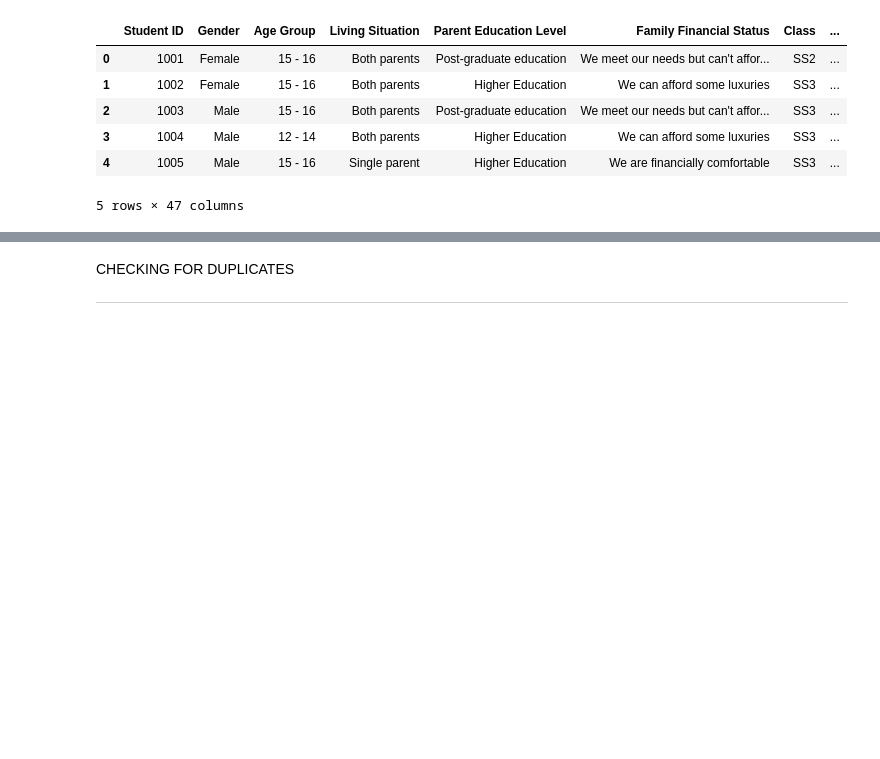
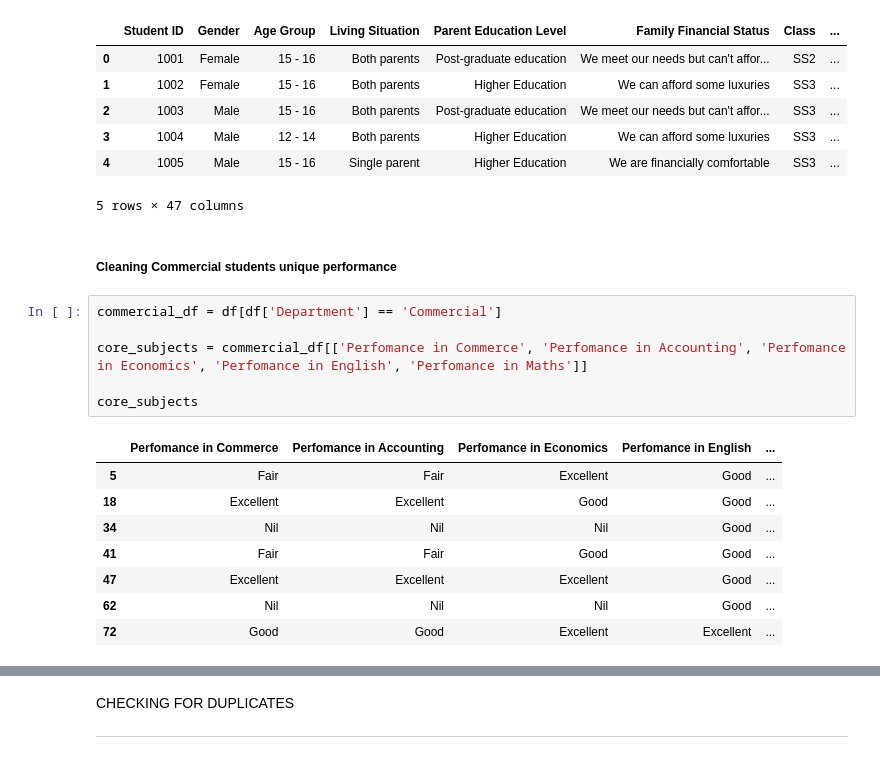
Before and after one commit to FavourOgboi/Secondary-School-Student-Academic-Performance-Prediction, a Jupyter notebook: notebook/Processing-data.ipynb, the cells around one changed output, grey strips where cells are left out. Drawn from its saved outputs; the diff is of its cells as text; blank space fills up the shorter version.

```diff
--- a/notebook/Processing-data.ipynb
+++ b/notebook/Processing-data.ipynb
@@ -170,3 +171,20 @@ df.head()
 | 3 | 1004 | Male | 12 - 14 | Both parents | Higher Education | We can afford some luxuries | SS3 | ... |
 | 4 | 1005 | Male | 15 - 16 | Single parent | Higher Education | We are financially comfortable | SS3 | ... |
 5 rows × 47 columns
+# %% [markdown]
+##### Cleaning Commercial students unique performance
+# %%
+commercial_df = df[df['Department'] == 'Commercial']
+
+core_subjects = commercial_df[['Perfomance in Commerce', 'Perfomance in Accounting', 'Perfomance in Economics', 'Perfomance in English', 'Perfomance in Maths']]
+
+core_subjects
+# %% [output]
+|  | Perfomance in Commerce | Perfomance in Accounting | Perfomance in Economics | Perfomance in English | ... |
+| 5 | Fair | Fair | Excellent | Good | ... |
+| 18 | Excellent | Excellent | Good | Good | ... |
+| 34 | Nil | Nil | Nil | Good | ... |
+| 41 | Fair | Fair | Good | Good | ... |
+| 47 | Excellent | Excellent | Excellent | Good | ... |
+| 62 | Nil | Nil | Nil | Good | ... |
+| 72 | Good | Good | Excellent | Excellent | ... |
```
Also changed, not shown: parts of 20 cells of this notebook, 34 other files.
